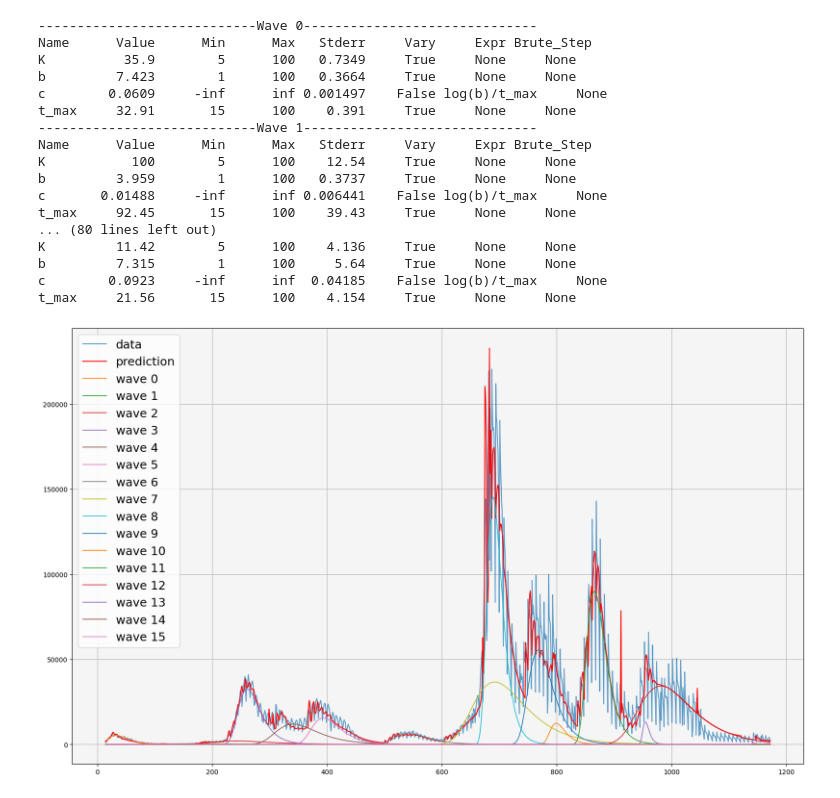
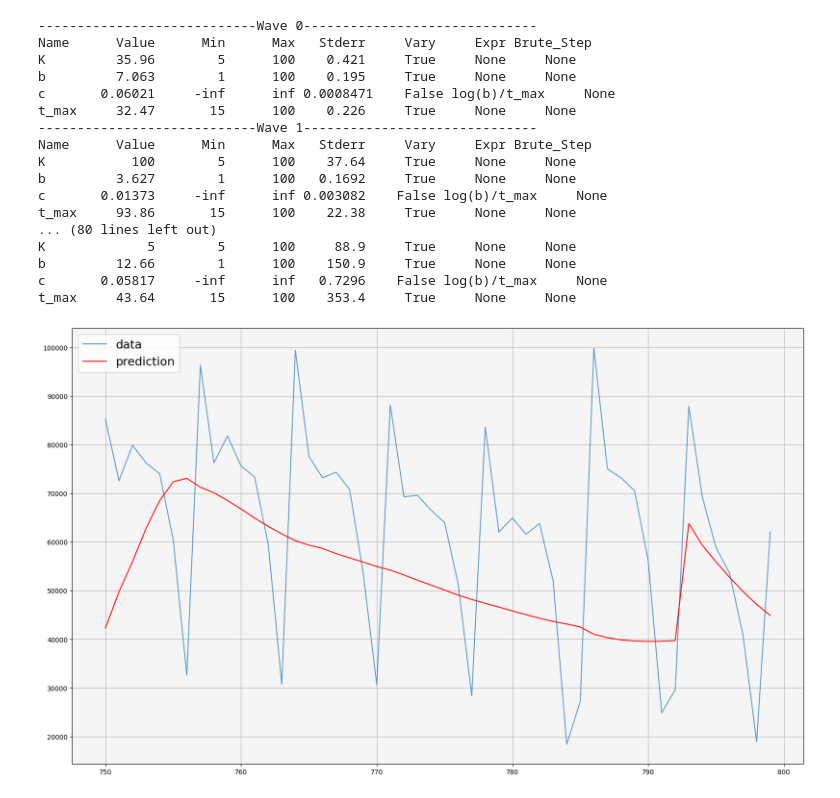
Before and after one commit to Adrianominora/Wave, a Jupyter notebook: script/Forecast.ipynb, the cells around one changed output. Cells and saved outputs as stored; diff of their text form; code cells hidden in the pictures.

Commit message:
Cleaned Forecast.ipynb and created Prova_Forecast

```diff
--- a/script/Forecast.ipynb
+++ b/script/Forecast.ipynb
@@ -44,5 +0,0 @@ def err_by_day(data, fit):
-# %%
-national_data=pd.read_csv('..\data\dati-andamento-nazionale\dpc-covid19-ita-andamento-nazionale.csv')
-new_pos_tot=national_data['nuovi_positivi'].values[:]
-cum_pos_tot=np.cumsum(new_pos_tot)
-T_tot=new_pos_tot.shape[0]
@@ -160,12 +0,0 @@ plt.legend()
-# %%
-print(result.fit_report())
-
-labels=['K','b','c']
-colors=['r','b','g']
-for i in range(3):
-    plt.figure()
-    for j in range(len(param_list)):
-        plt.scatter(j,param_list[j][i], marker='.',color=colors[i])
-    plt.grid(True)
-    plt.legend(labels[i])
-    plt.show()
@@ -358,7 +38,7 @@ rt_list = []
 
 my_prediction = np.zeros(T-t0)
 
-Forecast = fc.n_waves(new_pos_tot,window=1)
+Forecast = fc.n_waves(new_pos_tot,window=7)
 fit_data = np.zeros(T)
 for t in tt_forecast:
     fit_data[t] = Forecast.daily_update()
@@ -422,31 +100,31 @@ for i in range(Forecast.n):
 # %% [output]
 ----------------------------Wave 0------------------------------
 Name      Value      Min      Max   Stderr     Vary     Expr Brute_Step
-K          35.9        5      100   0.7349     True     None     None
-b         7.423        1      100   0.3664     True     None     None
-c        0.0609     -inf      inf 0.001497    False log(b)/t_max     None
-t_max     32.91       15      100    0.391     True     None     None
+K         35.96        5      100    0.421     True     None     None
+b         7.063        1      100    0.195     True     None     None
+c       0.06021     -inf      inf 0.0008471    False log(b)/t_max     None
+t_max     32.47       15      100    0.226     True     None     None
 ----------------------------Wave 1------------------------------
 Name      Value      Min      Max   Stderr     Vary     Expr Brute_Step
-K           100        5      100    12.54     True     None     None
-b         3.959        1      100   0.3737     True     None     None
-c       0.01488     -inf      inf 0.006441    False log(b)/t_max     None
-t_max     92.45       15      100    39.43     True     None     None
+K           100        5      100    37.64     True     None     None
+b         3.627        1      100   0.1692     True     None     None
+c       0.01373     -inf      inf 0.003082    False log(b)/t_max     None
+t_max     93.86       15      100    22.38     True     None     None
 ... (80 lines left out)
-K         11.42        5      100    4.136     True     None     None
-b         7.315        1      100     5.64     True     None     None
-c        0.0923     -inf      inf  0.04185    False log(b)/t_max     None
-t_max     21.56       15      100    4.154     True     None     None
+K             5        5      100     88.9     True     None     None
+b         12.66        1      100    150.9     True     None     None
+c       0.05817     -inf      inf   0.7296    False log(b)/t_max     None
+t_max     43.64       15      100    353.4     True     None     None
 # %%
 plt.figure(figsize=(20,12))
-plt.plot(tt_forecast, new_pos_tot[tt_forecast], linewidth=1.5, alpha=0.7, label='data')
-plt.plot(tt_forecast, my_prediction[tt_forecast-t0], linewidth=1.5, color='red', label='prediction')
+plt.plot(tt_forecast[750:800]-14, new_pos_tot[tt_forecast[750:800]-14], linewidth=1.5, alpha=0.7, label='data')
+plt.plot(tt_forecast[750:800]-14, my_prediction[tt_forecast[750:800]-14-t0], linewidth=1.5, color='red', label='prediction')
 plt.grid(True)
 tt = np.arange(t0,T)
-for i in range(Forecast.n):
-    plt.plot(tt,Forecast.single_predict(i,tt), label=f'wave {i}', linewidth=1.2)
+#for i in range(Forecast.n):
+    #plt.plot(tt[750:800]-14,Forecast.single_predict(i,tt[750:800]), label=f'wave {i}', linewidth=1.2)
 plt.legend(fontsize=18, loc=2)
 ax = plt.gca()
 ax.set_facecolor('whitesmoke')
 # %% [output]
-[figure, old version]
+[figure, new version]
```
Also changed, not shown: parts of 9 cells of this notebook, 1 other file.
